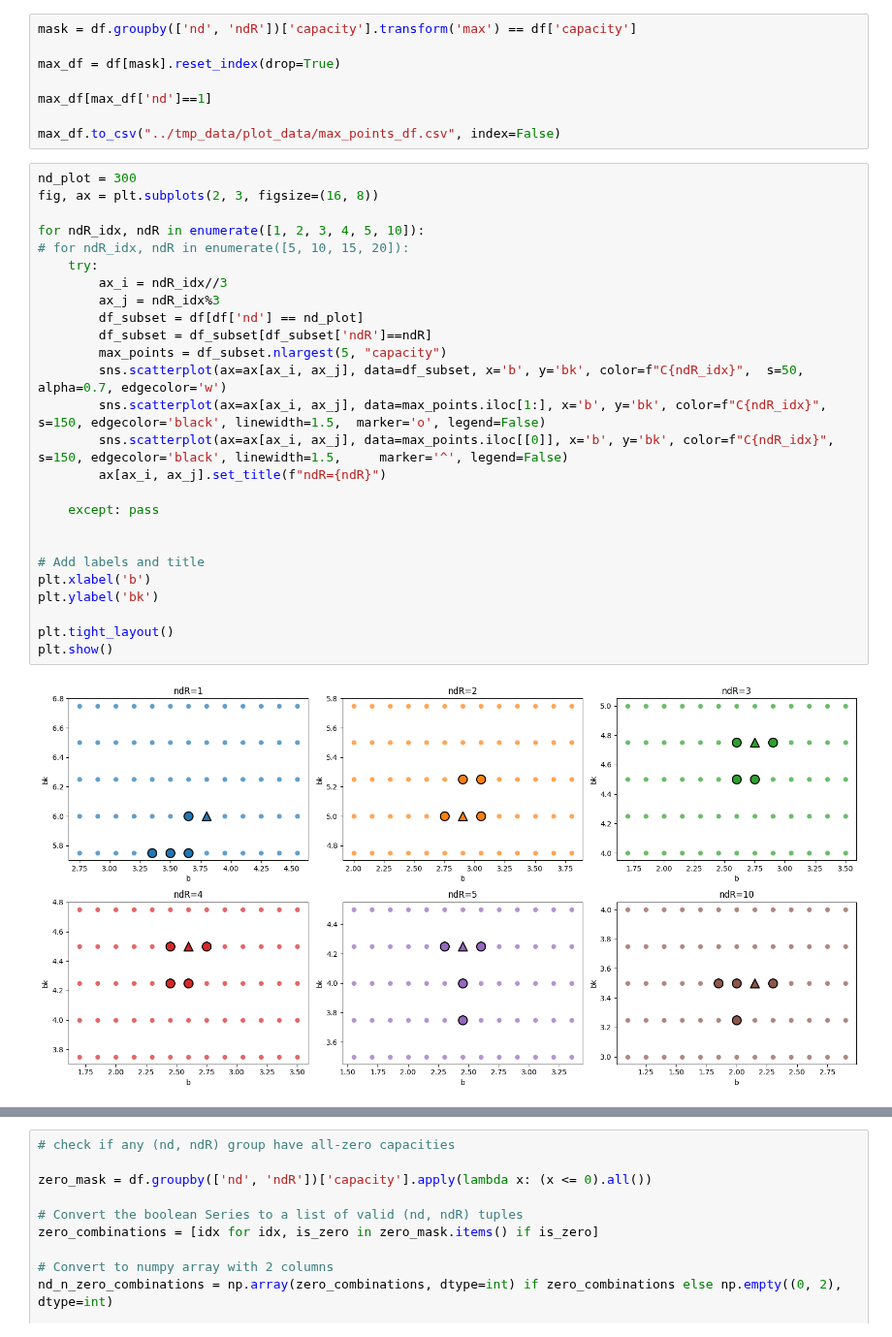
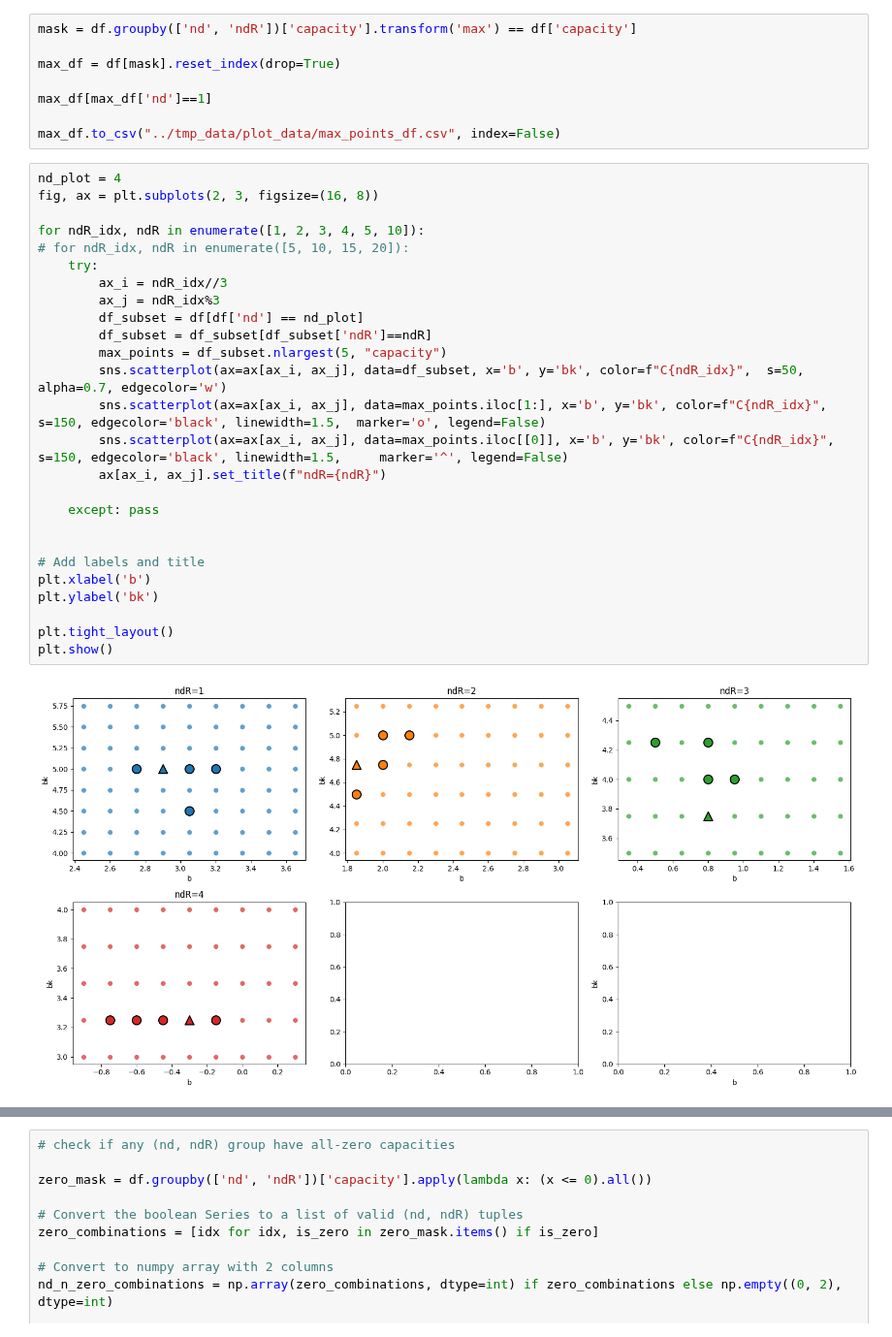
Before and after one commit to Cai-Fangxu/dendrite_familiarity_detection, a Jupyter notebook: common_data_processing/process_gridSearch_df.ipynb, the cells around one changed output, grey strips where cells are left out. Shown at 97% size. Saved outputs shown, nothing was run; the diff lists cells and outputs as text.

```diff
--- a/common_data_processing/process_gridSearch_df.ipynb
+++ b/common_data_processing/process_gridSearch_df.ipynb
@@ -31,33 +31,33 @@ max_df[max_df['nd']==1]
 
 max_df.to_csv("../tmp_data/plot_data/max_points_df.csv", index=False)
 # %%
-nd_plot = 300
+nd_plot = 4
 fig, ax = plt.subplots(2, 3, figsize=(16, 8))
 
 for ndR_idx, ndR in enumerate([1, 2, 3, 4, 5, 10]):
 # for ndR_idx, ndR in enumerate([5, 10, 15, 20]):
     try:
         ax_i = ndR_idx//3
         ax_j = ndR_idx%3
         df_subset = df[df['nd'] == nd_plot]
         df_subset = df_subset[df_subset['ndR']==ndR]
         max_points = df_subset.nlargest(5, "capacity")
         sns.scatterplot(ax=ax[ax_i, ax_j], data=df_subset, x='b', y='bk', color=f"C{ndR_idx}",  s=50, alpha=0.7, edgecolor='w')
         sns.scatterplot(ax=ax[ax_i, ax_j], data=max_points.iloc[1:], x='b', y='bk', color=f"C{ndR_idx}",  s=150, edgecolor='black', linewidth=1.5,  marker='o', legend=False)
         sns.scatterplot(ax=ax[ax_i, ax_j], data=max_points.iloc[[0]], x='b', y='bk', color=f"C{ndR_idx}",  s=150, edgecolor='black', linewidth=1.5,     marker='^', legend=False)
         ax[ax_i, ax_j].set_title(f"ndR={ndR}")
 
     except: pass
 
 
 # Add labels and title
 plt.xlabel('b')
 plt.ylabel('bk')
 
 plt.tight_layout()
 plt.show()
 # %% [output]
-[figure, old version]
+[figure, new version]
 # %%
 fig, ax = plt.subplots(2, 3, figsize=(16, 8))
 for ndR_idx, ndR in enumerate([1, 2, 3, 4, 5, 10]):
```
Also changed, not shown: parts of 6 cells of this notebook, 42 other files.
